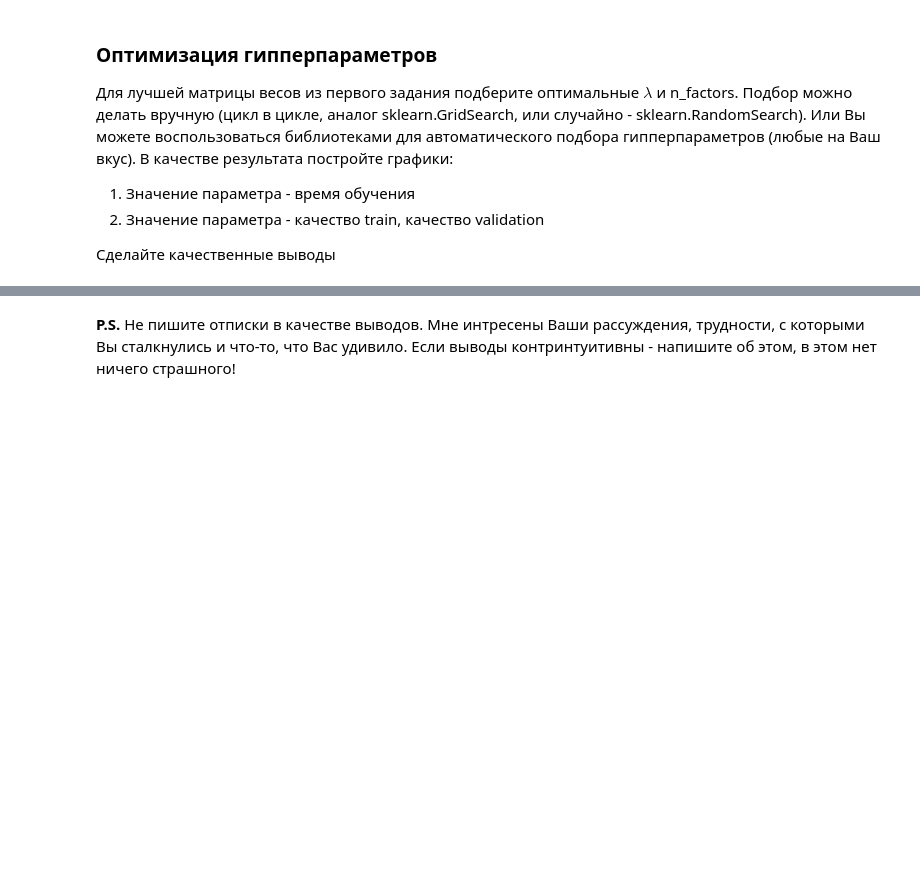
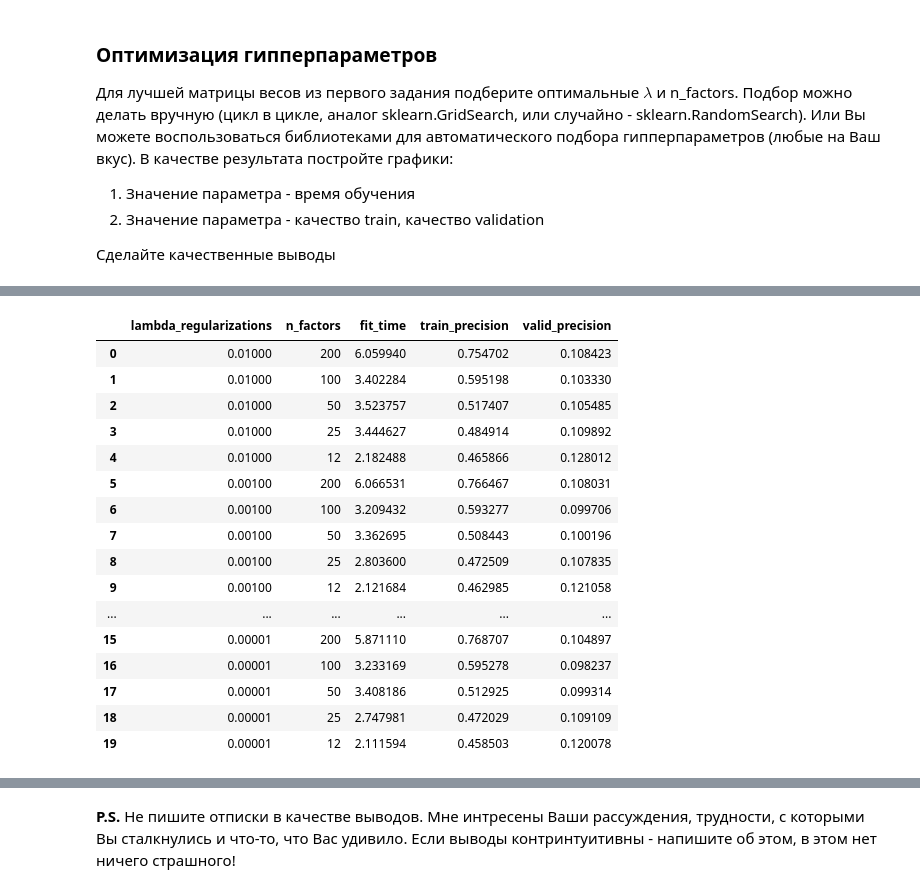
Before and after one commit to OlegRev/recommendation_systems, a Jupyter notebook: hw3.ipynb, the cells around one changed output, grey strips where cells are left out. Drawn from its saved outputs; the diff is of its cells as text; code cells hidden in the pictures; blank space fills up the shorter version.

```diff
--- a/hw3.ipynb
+++ b/hw3.ipynb
@@ -52,0 +204,5 @@ import implicit
+# %%
+%%time
+
+valid_result['als'] = valid_result['user_id'].apply(lambda x: get_recommendations(x, model=model, N=5))
+valid_result.apply(lambda row: precision_at_k(row['als'], row['actual']), axis=1).mean()
@@ -57,6 +217,3 @@ import implicit
 2. Значение параметра - качество train, качество validation
 
 Сделайте качественные выводы
-# %%
-for factor in [50, 100, 300]:
-    model = ALS(factor, ...)
@@ -62,0 +297,21 @@ for factor in [50, 100, 300]:
+# %%
+hyperparam_result_ = hyperparam_result
+hyperparam_result
+# %% [output]
+|  | lambda_regularizations | n_factors | fit_time | train_precision | valid_precision |
+| 0 | 0.01000 | 200 | 6.059940 | 0.754702 | 0.108423 |
+| 1 | 0.01000 | 100 | 3.402284 | 0.595198 | 0.103330 |
+| 2 | 0.01000 | 50 | 3.523757 | 0.517407 | 0.105485 |
+| 3 | 0.01000 | 25 | 3.444627 | 0.484914 | 0.109892 |
+| 4 | 0.01000 | 12 | 2.182488 | 0.465866 | 0.128012 |
+| 5 | 0.00100 | 200 | 6.066531 | 0.766467 | 0.108031 |
+| 6 | 0.00100 | 100 | 3.209432 | 0.593277 | 0.099706 |
+| 7 | 0.00100 | 50 | 3.362695 | 0.508443 | 0.100196 |
+| 8 | 0.00100 | 25 | 2.803600 | 0.472509 | 0.107835 |
+| 9 | 0.00100 | 12 | 2.121684 | 0.462985 | 0.121058 |
+| ... | ... | ... | ... | ... | ... |
+| 15 | 0.00001 | 200 | 5.871110 | 0.768707 | 0.104897 |
+| 16 | 0.00001 | 100 | 3.233169 | 0.595278 | 0.098237 |
+| 17 | 0.00001 | 50 | 3.408186 | 0.512925 | 0.099314 |
+| 18 | 0.00001 | 25 | 2.747981 | 0.472029 | 0.109109 |
+| 19 | 0.00001 | 12 | 2.111594 | 0.458503 | 0.120078 |
```
Also changed, not shown: parts of 49 cells of this notebook.
